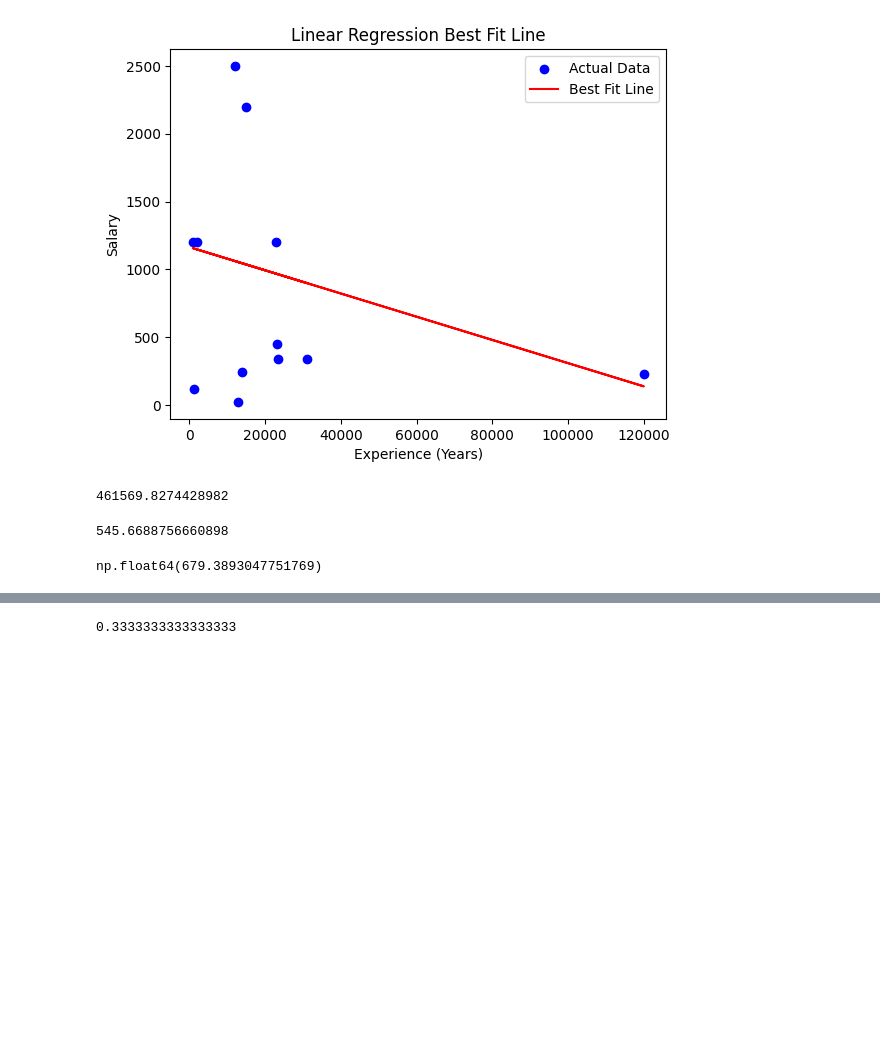
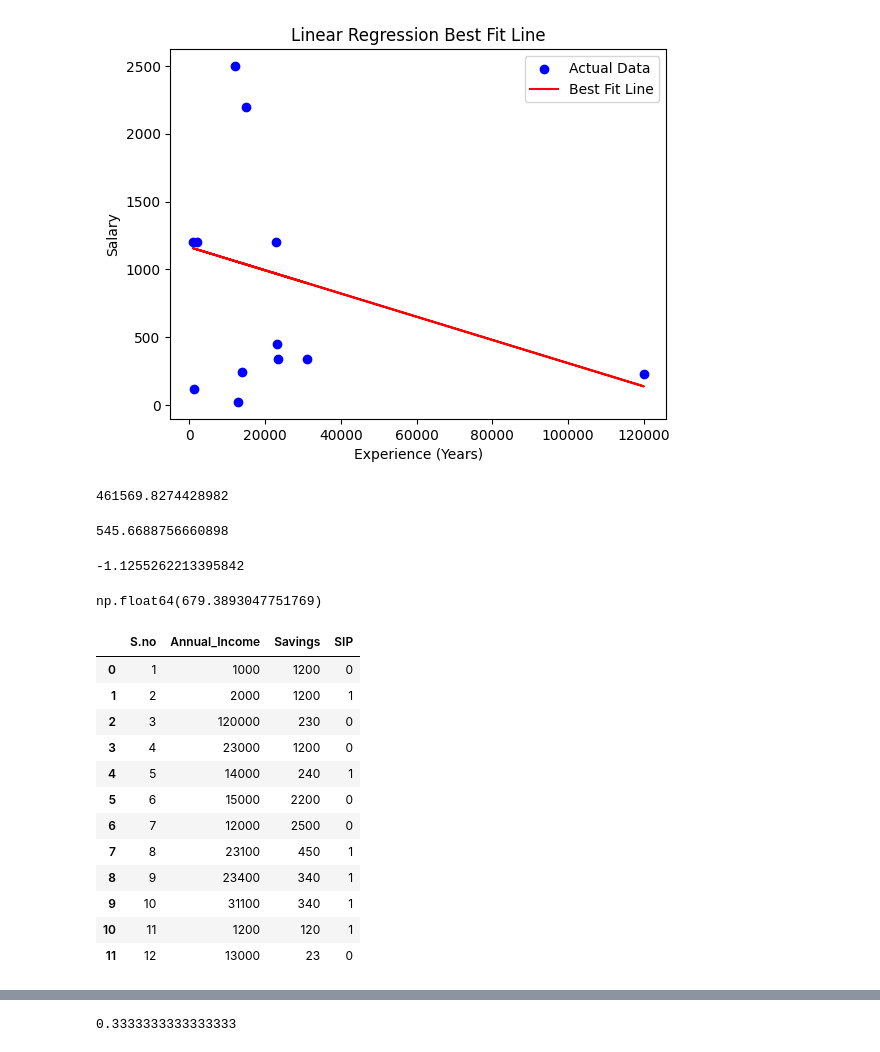
Before and after one commit to deepanshi-code/AIML, a Jupyter notebook: lct8.ipynb, the cells around one changed output, grey strips where cells are left out. Saved outputs shown, nothing was run; the diff lists cells and outputs as text; code cells hidden in the pictures; blank space fills up the shorter version.

```diff
--- a/lct8.ipynb
+++ b/lct8.ipynb
@@ -82,6 +82,10 @@ mean_squared_error(y_test,yy)
  mean_absolute_error(y_test,yy)
 # %% [output]
 545.6688756660898
+# %%
+r2_score(y_test,yy)
+# %% [output]
+-1.1255262213395842
 # %%
 np.sqrt(mean_squared_error(y_test, yy))
 # %% [output]
@@ -93,3 +97,21 @@ from sklearn.model_selection import train_test_split
 from sklearn.metrics import accuracy_score, precision_score, recall_score, f1_score, confusion_matrix, classification_report
 import numpy as np
 import matplotlib.pyplot as plt
+# %%
+dataframe1={"S.no":[1,2,3,4,5,6,7,8,9,10,11,12],"Annual_Income":[1000,2000,120000,23000,14000,15000,12000,23100,23400,31100,1200,13000],"Savings":[1200,1200,230,1200,240,2200,2500,450,340,340,120,23],"SIP":[0,1,0,0,1,0,0,1,1,1,1,0]}
+df1=pd.DataFrame(dataframe1)
+df1
+# %% [output]
+|  | S.no | Annual_Income | Savings | SIP |
+| 0 | 1 | 1000 | 1200 | 0 |
+| 1 | 2 | 2000 | 1200 | 1 |
+| 2 | 3 | 120000 | 230 | 0 |
+| 3 | 4 | 23000 | 1200 | 0 |
+| 4 | 5 | 14000 | 240 | 1 |
+| 5 | 6 | 15000 | 2200 | 0 |
+| 6 | 7 | 12000 | 2500 | 0 |
+| 7 | 8 | 23100 | 450 | 1 |
+| 8 | 9 | 23400 | 340 | 1 |
+| 9 | 10 | 31100 | 340 | 1 |
+| 10 | 11 | 1200 | 120 | 1 |
+| 11 | 12 | 13000 | 23 | 0 |
```
Also changed, not shown: parts of 17 cells of this notebook.
